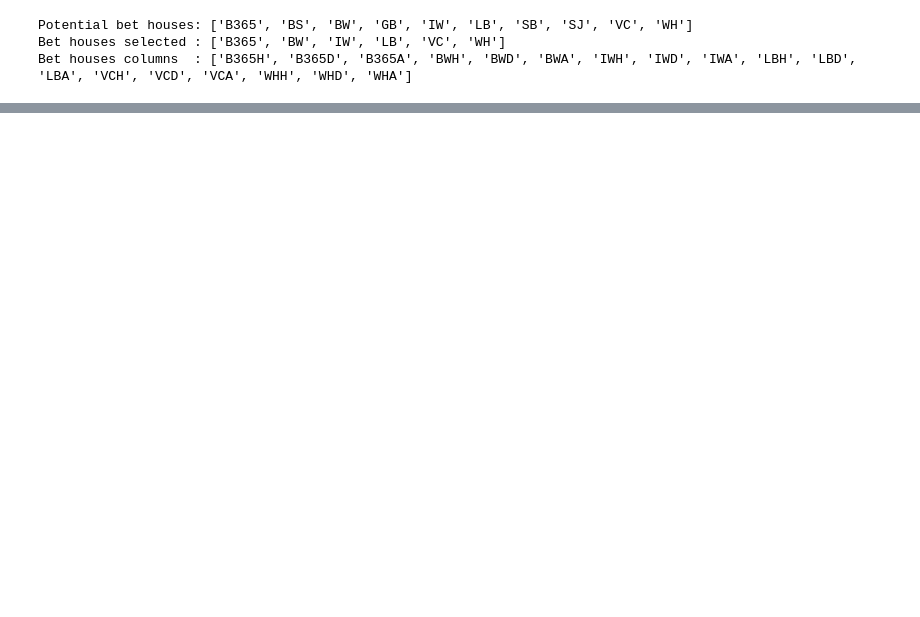
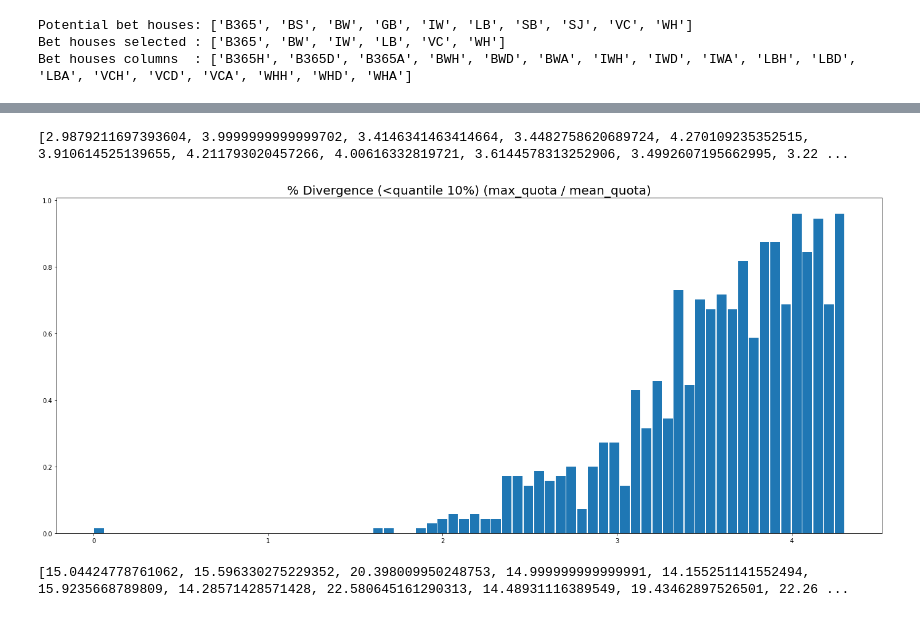
Before and after one commit to alexgg94/BetsExploring, a Jupyter notebook: BetsExploring2018/Notes/7_divergence.ipynb, the cells around one changed output, grey strips where cells are left out. Drawn from its saved outputs; the diff is of its cells as text; code cells hidden in the pictures; blank space fills up the shorter version.

```diff
--- a/BetsExploring2018/Notes/7_divergence.ipynb
+++ b/BetsExploring2018/Notes/7_divergence.ipynb
@@ -384,0 +367,19 @@ dfhist.groupBy('Country').agg({'Divergence':'mean'}).show()
+# %%
+diverlow = rdddiver.filter(lambda row: row[1]<quantile[0]).map(lambda row: row[1]).collect()
+print(diverlow[:20])
+# %% [output]
+[2.9879211697393604, 3.9999999999999702, 3.4146341463414664, 3.4482758620689724, 4.270109235352515, 3.910614525139655, 4.211793020457266, 4.00616332819721, 3.6144578313252906, 3.4992607195662995, 3.22 ...
+# %%
+
+plt.hist(diverlow, bins=70, normed=True, rwidth=0.9)
+fig = plt.gcf()
+fig.set_size_inches(24, 10)
+plt.title('% Divergence (<quantile 10%) (max_quota / mean_quota)', fontsize='20')
+plt.show()
+# %% [output]
+[figure, added]
+# %%
+diverhigh = rdddiver.filter(lambda row: row[1]>quantile[4]).map(lambda row: row[1]).collect()
+print(diverhigh[:20])
+# %% [output]
+[15.04424778761062, 15.596330275229352, 20.398009950248753, 14.999999999999991, 14.155251141552494, 15.9235668789809, 14.28571428571428, 22.580645161290313, 14.48931116389549, 19.43462897526501, 22.26 ...
```
Also changed, not shown: parts of 17 cells of this notebook, 6 other files.
